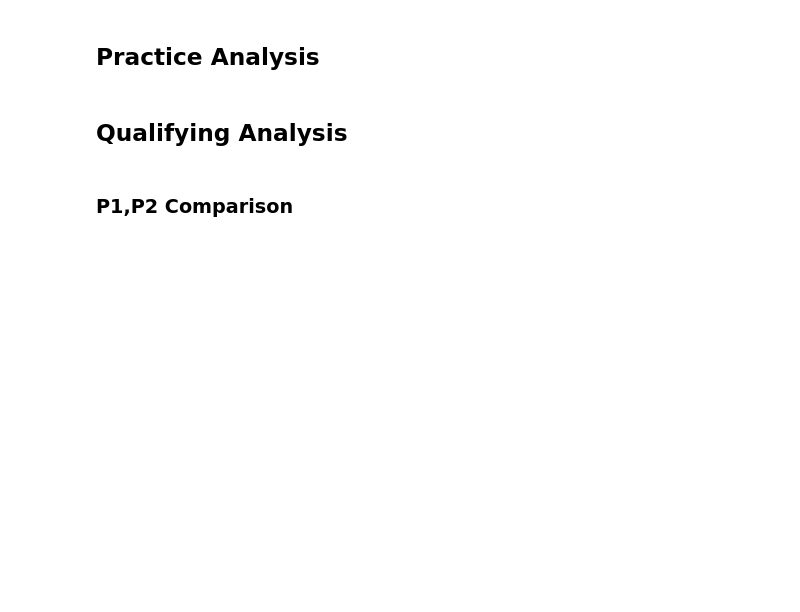
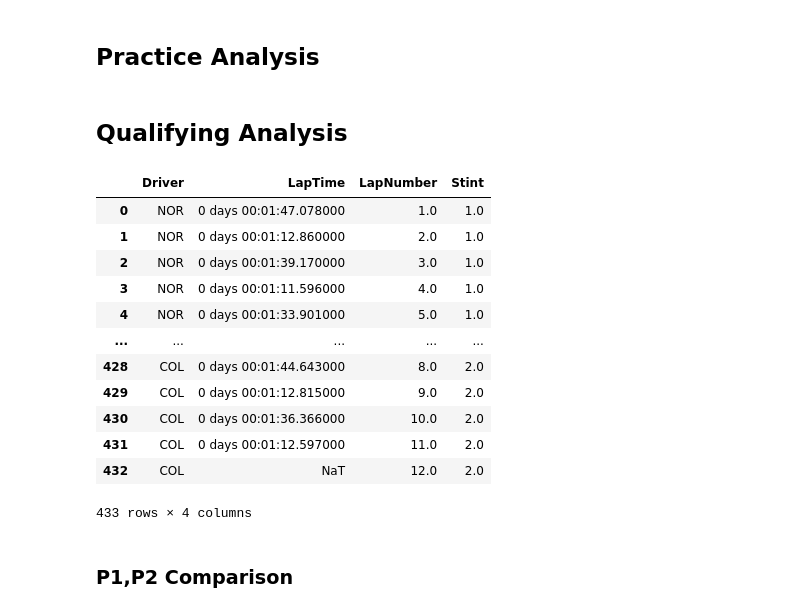
Before and after one commit to Sanket-g-75/F1_Analysis, a Jupyter notebook: code.ipynb, the cells around one changed output. Drawn from its saved outputs; the diff is of its cells as text; code cells hidden in the pictures; blank space fills up the shorter version.

```diff
--- a/code.ipynb
+++ b/code.ipynb
@@ -40,6 +44,22 @@ core           INFO     Finished loading data for 20 drivers: ['81', '1', '63',
 ## Practice Analysis
 # %% [markdown]
 ## Qualifying Analysis
+# %%
+session.laps[['Driver','LapTime','LapNumber','Stint']]
+# %% [output]
+|  | Driver | LapTime | LapNumber | Stint |
+| 0 | NOR | 0 days 00:01:47.078000 | 1.0 | 1.0 |
+| 1 | NOR | 0 days 00:01:12.860000 | 2.0 | 1.0 |
+| 2 | NOR | 0 days 00:01:39.170000 | 3.0 | 1.0 |
+| 3 | NOR | 0 days 00:01:11.596000 | 4.0 | 1.0 |
+| 4 | NOR | 0 days 00:01:33.901000 | 5.0 | 1.0 |
+| ... | ... | ... | ... | ... |
+| 428 | COL | 0 days 00:01:44.643000 | 8.0 | 2.0 |
+| 429 | COL | 0 days 00:01:12.815000 | 9.0 | 2.0 |
+| 430 | COL | 0 days 00:01:36.366000 | 10.0 | 2.0 |
+| 431 | COL | 0 days 00:01:12.597000 | 11.0 | 2.0 |
+| 432 | COL | NaT | 12.0 | 2.0 |
+433 rows × 4 columns
 # %%
 q1,q2,q3 = session.laps.split_qualifying_sessions()
 q1 = q1.pick_accurate()
```
Also changed, not shown: parts of 14 cells of this notebook, 2 other files.
